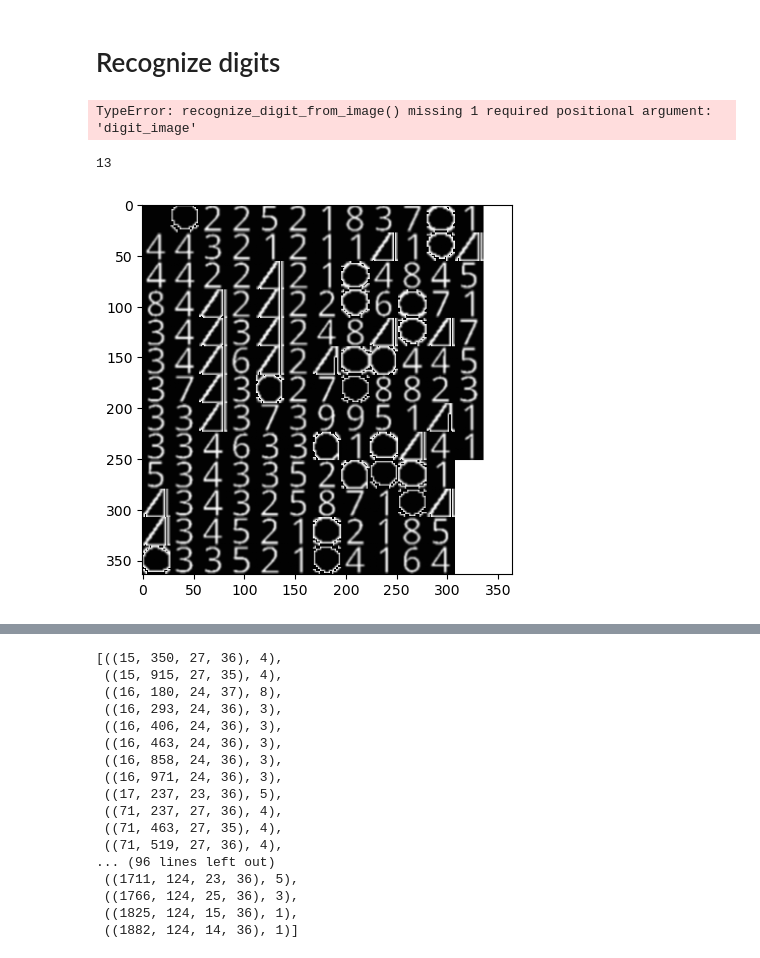
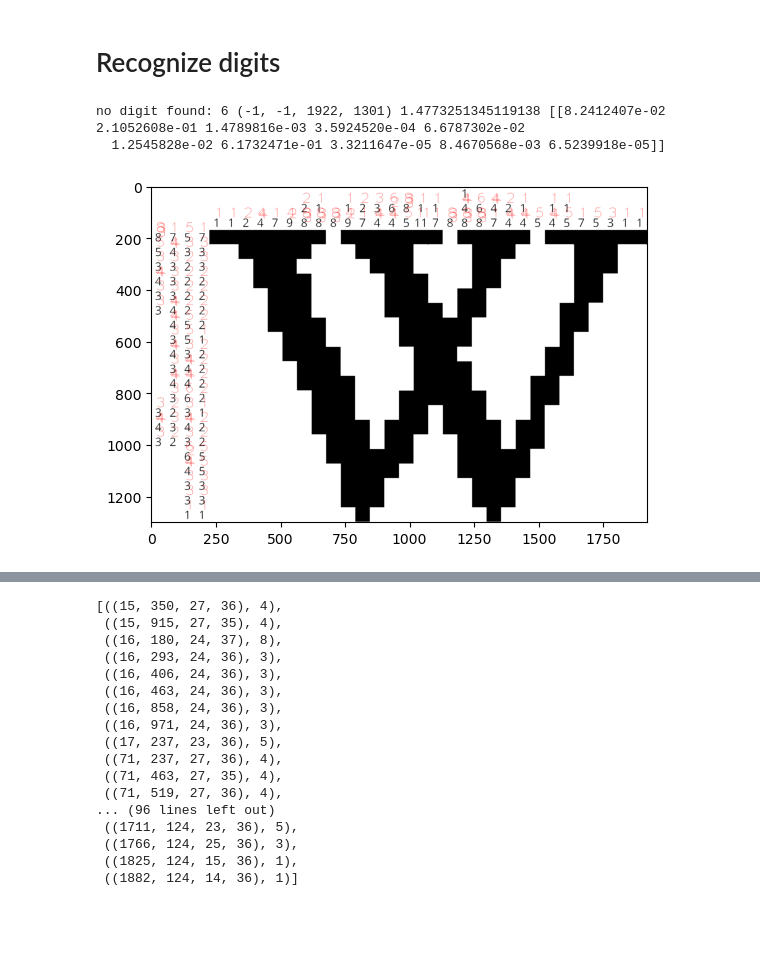
Before and after one commit to igloo81/nonogram, a Jupyter notebook: NonoGram start.ipynb, the cells around one changed output, grey strips where cells are left out. Cells and saved outputs as stored; diff of their text form; code cells hidden in the pictures; blank space fills up the shorter version.

```diff
--- a/NonoGram start.ipynb
+++ b/NonoGram start.ipynb
@@ -192,61 +192,42 @@ def recognize_digit_from_image(digit_recognizer, digit_image):
 # %%
 # Define a function to process the image and recognize digits
 def recognize_digits(image):
-    foundDigits = []
-    imagesUsedForRecognition = []
+    found_contours = []
     imageCopy = image.copy()
     imageOutput = cv2.cvtColor(image, cv2.COLOR_GRAY2BGR)
 
     # Preprocess the image (resize, grayscale, thresholding, etc.)
     #gray = cv2.cvtColor(image, cv2.COLOR_BGR2GRAY)
     _, thresh = cv2.threshold(imageCopy, 150, 255, cv2.THRESH_BINARY)
 
     # Find contours of the digit in the image
-    contours, _ = cv2.findContours(thresh, cv2.RETR_LIST, cv2.CHAIN_APPROX_SIMPLE)
-    #cv2.drawContours(imageOutput, contours, -1, (0, 0, 255), 1)
+    contours, _ = cv2.findContours(thresh, cv2.RETR_LIST, cv2.CHAIN_APPROX_NONE )
+    cv2.drawContours(thresh, contours, -1, (255, 255, 255), 1)
 
     for (contour, bounding) in sorted([(contour, cv2.boundingRect(contour))for contour in contours], key=lambda tuple: tuple[1]):
         digit_image, bounding_rect = extract_digit_image_from_contour(thresh, contour)
         x, y, w, h = bounding_rect
         digit_image = prepare_digit_image_for_recognition(digit_image)
-        imagesUsedForRecognition.append(digit_image)
         (predicted_digit, probabilities) = recognize_digit_from_image(digitRecognizer, digit_image)
         predictedProbability = probabilities[0][predicted_digit]
 
         area = cv2.contourArea(contour)
         aspectRatio = w / h
 
         if (predictedProbability > .8 and aspectRatio > .15 and aspectRatio < 1.5):# and area < 200):  # magic numbers!
             font = cv2.FONT_HERSHEY_PLAIN
             cv2.putText(imageOutput, str(predicted_digit), (x, y), font, 4, (255, 0, 0))
-            foundDigits.append((bounding_rect, predicted_digit))
+            found_contours.append((bounding_rect, predicted_digit, digit_image))
         else:
-            print(f"no digit found: {predicted_digit} {x,y,w,h} {aspectRatio} {probabilities}")
+            print(f"no digit found: {predicted_digit} {bounding_rect} {aspectRatio} {probabilities}")
+            found_contours.append((bounding_rect, None, digit_image))
+
     pyplot.imshow(imageOutput, cmap="gray")
-    return (foundDigits, imagesUsedForRecognition)
+    return found_contours
 
-foundDigits, imagesUsedForRecognition = recognize_digits(imageCopy)
+found_contours = recognize_digits(imageCopy)
 # %% [output]
-TypeError: recognize_digit_from_image() missing 1 required positional argument: 'digit_image'
+no digit found: 6 (-1, -1, 1922, 1301) 1.4773251345119138 [[8.2412407e-02 2.1052608e-01 1.4789816e-03 3.5924520e-04 6.6787302e-02
+  1.2545828e-02 6.1732471e-01 3.3211647e-05 8.4670568e-03 6.5239918e-05]]
+[figure, added]
-# %%
-import math
-def showImagesUsedForRecognition(imagesUsedForRecognition):
-    imageSize = math.ceil(len(imagesUsedForRecognition) ** .5)
-    imageOutput = np.ones((imageSize * 28, imageSize * 28, 1), dtype=np.uint8) * 255
-
-    x = 0
-    y = 0
-    for imageUsedForRecognition in imagesUsedForRecognition:
-        imageOutput[x*28:x*28+28, y*28:y*28+28] = imageUsedForRecognition
-        x += 1
-        if (x >= imageSize):
-            x = 0
-            y += 1
-
-    print(imageSize)
-    pyplot.imshow(imageOutput, cmap="gray")
-showImagesUsedForRecognition(imagesUsedForRecognition)
-# %% [output]
-13
-[figure, removed]
 # %%
```
Also changed, not shown: parts of 2 cells of this notebook.
